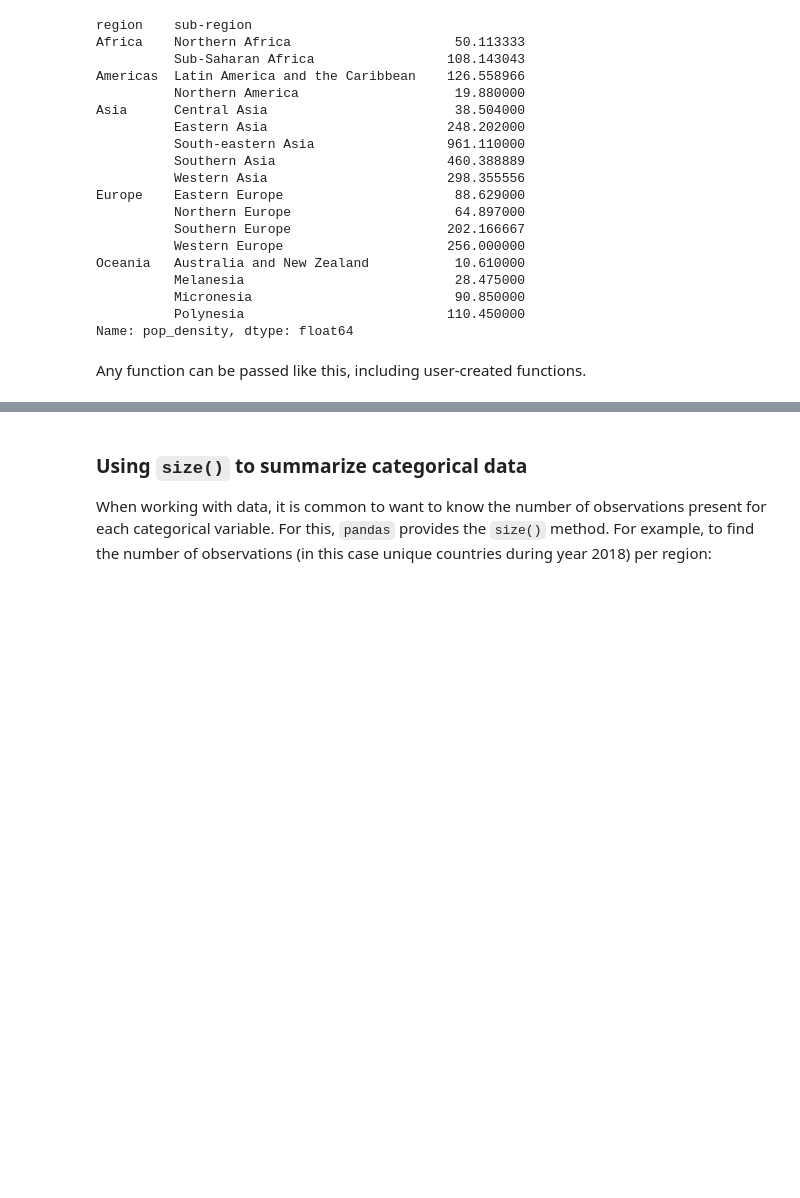
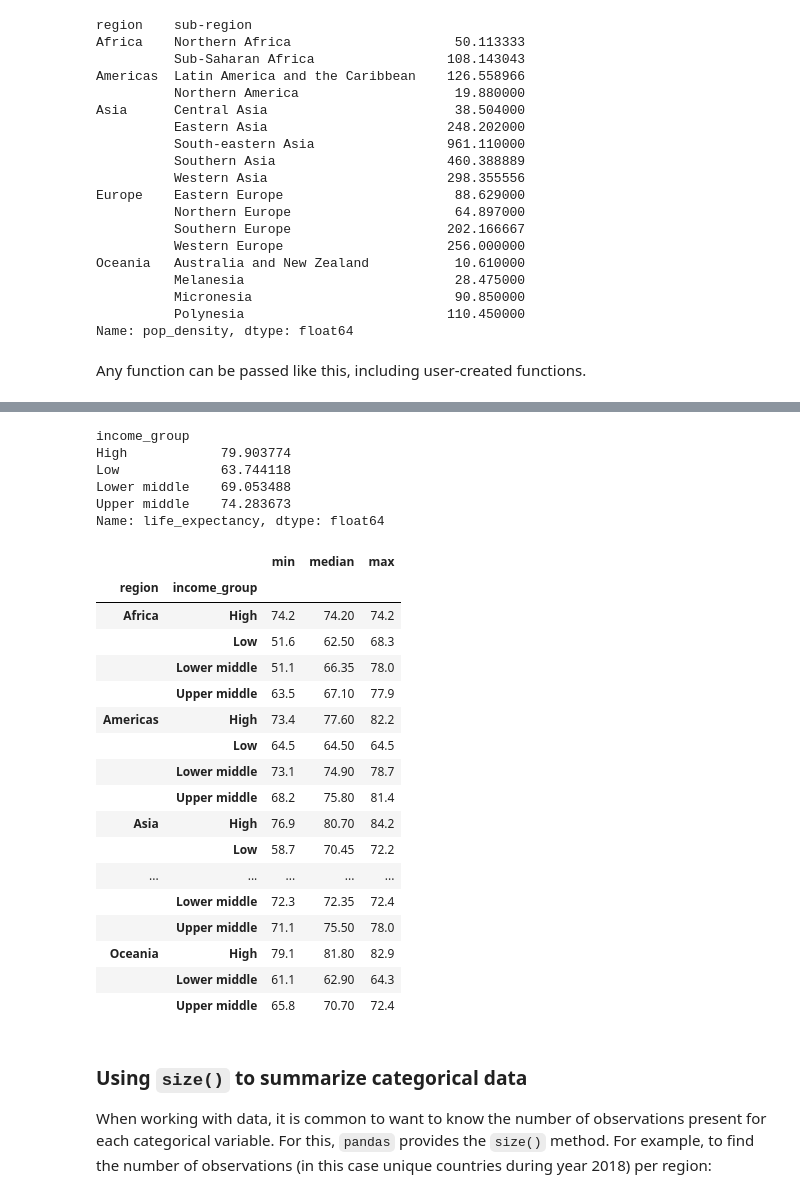
Before and after one commit to UofTCoders/2018-09-10-utoronto, a Jupyter notebook: code/2-dataframes-gapminder.ipynb, the cells around one changed output, grey strips where cells are left out. Drawn from its saved outputs; the diff is of its cells as text; code cells hidden in the pictures; blank space fills up the shorter version.

Commit message:
Add challenges to the multiple aggregations sections

```diff
--- a/code/2-dataframes-gapminder.ipynb
+++ b/code/2-dataframes-gapminder.ipynb
@@ -1265,3 +1263,37 @@ Any function can be passed like this, including user-created functions.
+# %%
+# Challenge solutions
+
+# 1.
+world_data_2018.groupby('income_group')['life_expectancy'].mean()
+# %% [output]
+income_group
+High            79.903774
+Low             63.744118
+Lower middle    69.053488
+Upper middle    74.283673
+Name: life_expectancy, dtype: float64
+# %%
+# 2.
+world_data_2018.groupby(['region', 'income_group'])['life_expectancy'].agg(['min', 'median', 'max'])
+# %% [output]
+|  |  | min | median | max |
+| region | income_group |  |  |  |
+| Africa | High | 74.2 | 74.20 | 74.2 |
+|  | Low | 51.6 | 62.50 | 68.3 |
+|  | Lower middle | 51.1 | 66.35 | 78.0 |
+|  | Upper middle | 63.5 | 67.10 | 77.9 |
+| Americas | High | 73.4 | 77.60 | 82.2 |
+|  | Low | 64.5 | 64.50 | 64.5 |
+|  | Lower middle | 73.1 | 74.90 | 78.7 |
+|  | Upper middle | 68.2 | 75.80 | 81.4 |
+| Asia | High | 76.9 | 80.70 | 84.2 |
+|  | Low | 58.7 | 70.45 | 72.2 |
+| ... | ... | ... | ... | ... |
+|  | Lower middle | 72.3 | 72.35 | 72.4 |
+|  | Upper middle | 71.1 | 75.50 | 78.0 |
+| Oceania | High | 79.1 | 81.80 | 82.9 |
+|  | Lower middle | 61.1 | 62.90 | 64.3 |
+|  | Upper middle | 65.8 | 70.70 | 72.4 |
 # %% [markdown]
 ### Using `size()` to summarize categorical data
 
```
Also changed, not shown: parts of 7 cells of this notebook.
